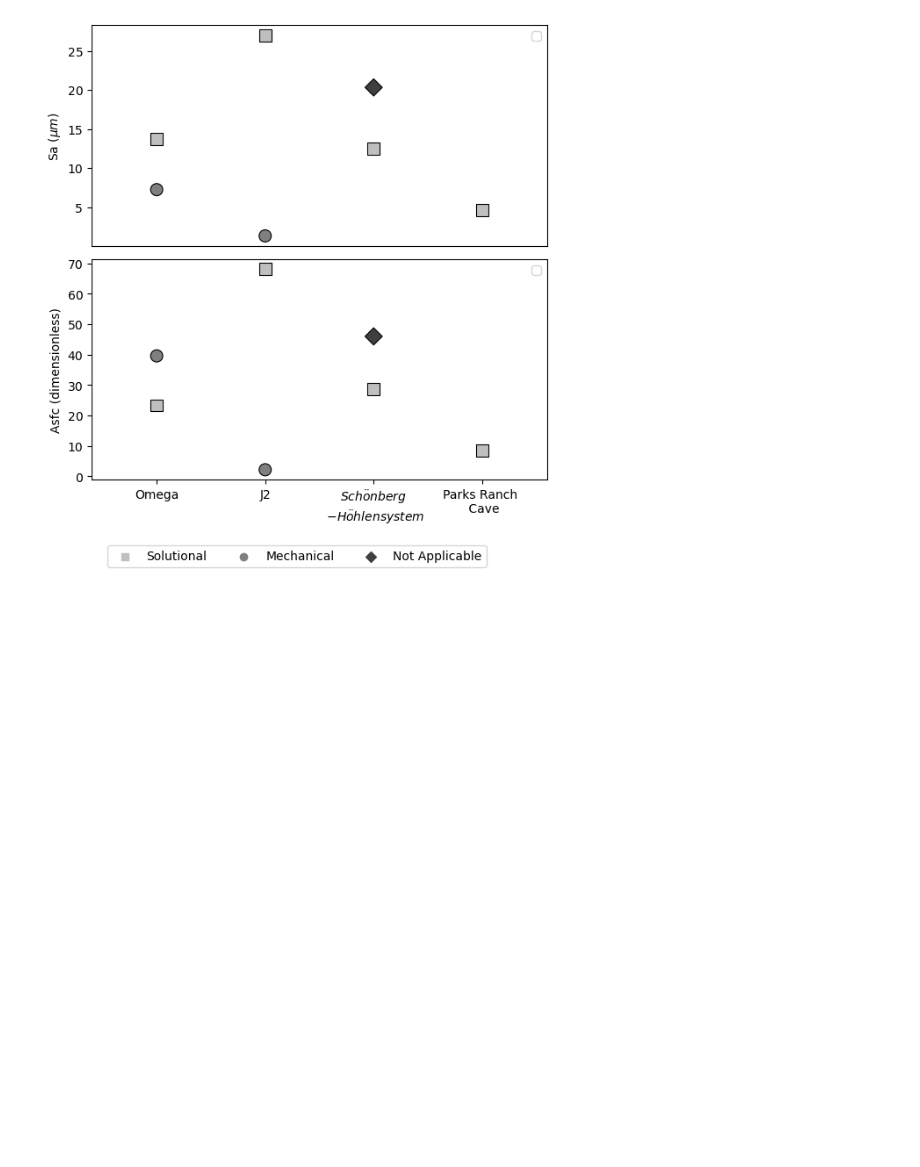
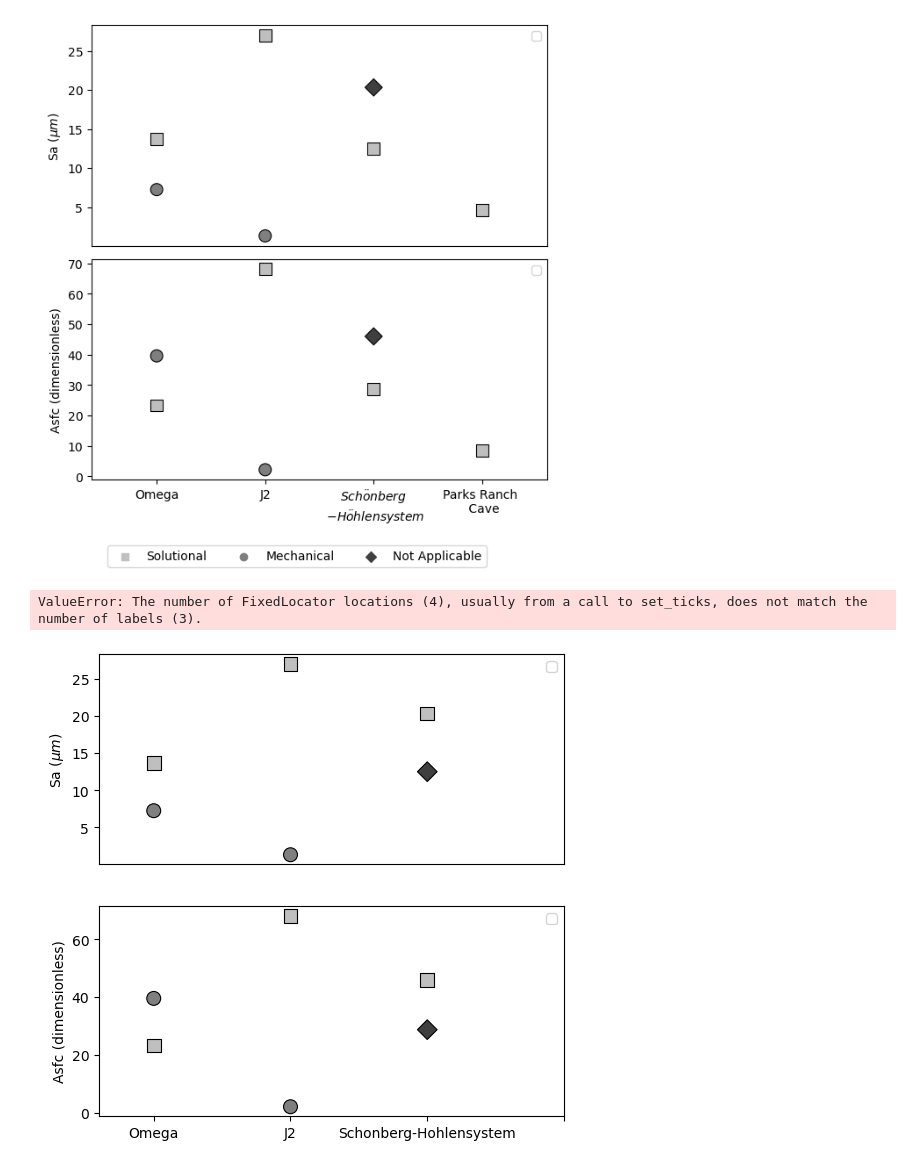
Before and after one commit to ethanoleson/Scallop_code, a Jupyter notebook: Roughness_figure/roughness2.ipynb, the cells around one changed output. Saved outputs shown, nothing was run; the diff lists cells and outputs as text; code cells hidden in the pictures; blank space fills up the shorter version.

```diff
--- a/Roughness_figure/roughness2.ipynb
+++ b/Roughness_figure/roughness2.ipynb
@@ -362,3 +362,56 @@ plt.tight_layout()
 plt.show()
 # %% [output]
 [figure]
+# %%
+import matplotlib.pyplot as plt
+import seaborn as sns
+
+spreadsheet = cm_data_final
+markers_choice = {'Mechanical': 'o', 'Solutional': 's', 'Scalloped': 'D'}
+x_axis = 'cave'
+color_by = 'feature'
+marker_style = 'feature'
+color_palette = 'binary'
+
+# Create a figure with two vertically arranged subplots
+fig, (ax1, ax2) = plt.subplots(2, 1, figsize=(6, 6), sharex=True)
+
+# Plot for the first subplot
+sns.scatterplot(ax=ax1, data=spreadsheet, x=spreadsheet[x_axis], y=spreadsheet['sa'], hue=spreadsheet[color_by],
+                style=spreadsheet[marker_style], markers=markers_choice,
+                palette=color_palette, s=100, edgecolor='black')
+ax1.margins(x=0.2)
+ax1.tick_params(axis='x', which='both', bottom=False, top=False)  # Hide x-axis ticks for the first subplot
+ax1.set_ylabel('Sa $(\mu m)$')
+ax1.legend('')
+
+# Plot for the second subplot
+sns.scatterplot(ax=ax2, data=spreadsheet, x=spreadsheet[x_axis], y=spreadsheet['asfc'], hue=spreadsheet[color_by],
+                style=spreadsheet[marker_style], markers=markers_choice,
+                palette=color_palette, s=100, edgecolor='black')
+ax2.margins(x=0.2)
+ax2.set_xlabel('')
+ax2.set_ylabel('Asfc (dimensionless)')
+ax2.legend('')
+
+# Manually set x-axis tick positions and labels for the second subplot
+custom_xticks = [0,1, 2, 3]  # Replace with your desired tick positions
+custom_xticklabels = ['Omega', 'J2', '$Sch \ddot{o} nberg$ \n $-H \ddot{o}hlensystem$']   # Replace with your desired tick labels
+ax2.set_xticks(custom_xticks)
+ax2.set_xticklabels(custom_xticklabels)
+
+# Create a legend outside the subplots
+handles, labels = ax2.get_legend_handles_labels()
+fig.legend(handles, labels, loc='upper center', title='', ncol=3, bbox_to_anchor=(0.5, -0.001))
+
+# Adjust layout to include the legend
+plt.subplots_adjust(bottom=0.1)
+
+# Uncomment the line below to save the plot
+plt.savefig('Asfc_and_Sa_v_cave_by_feature_subplots.png', dpi=300, bbox_inches='tight')
+
+plt.tight_layout()
+plt.show()
+# %% [output]
+ValueError: The number of FixedLocator locations (4), usually from a call to set_ticks, does not match the number of labels (3).
+[figure, added]
```
Also changed, not shown: parts of 1 cell of this notebook, 1 other file.
